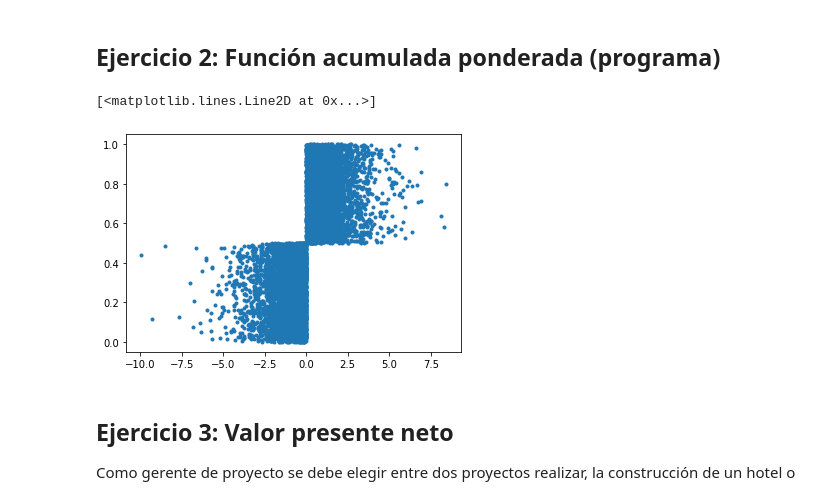
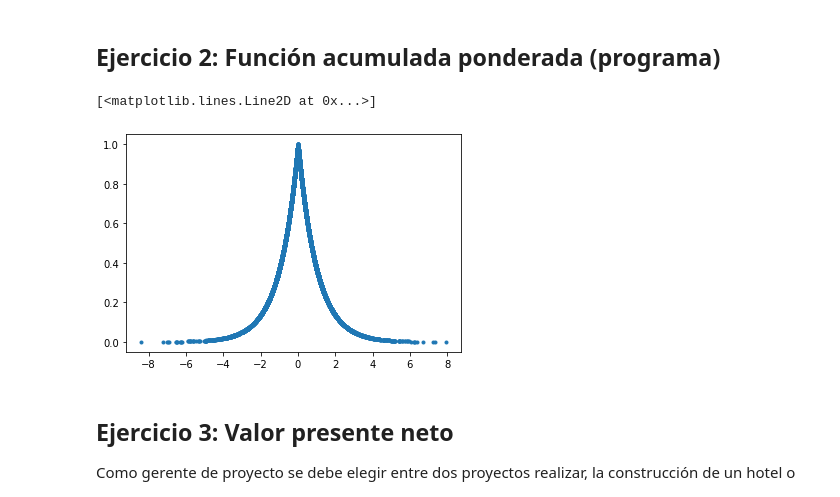
Before and after one commit to aju13171/Minis, a Jupyter notebook: Mini2.ipynb, the cells around one changed output. Drawn from its saved outputs; the diff is of its cells as text; code cells hidden in the pictures.

```diff
--- a/Mini2.ipynb
+++ b/Mini2.ipynb
@@ -82,6 +82,6 @@ def FuncionAcumulada(n,p,F):
                 #print("")
 
                 X.append(F[j].subs(U,U2[i]))
-                Y.append(U1[i])
+                Y.append(U2[i])
                 break
     return X,Y
@@ -90,15 +88,15 @@ def histograma(X):
 # %%
 
-n = 1000
+n = 10000
 p = [0.5,0.5]
 F = ["ln(U)","-ln(U)"]
 X,Y = FuncionAcumulada(n,p,F)
 #print(Y)
 #print(X)
 plt.plot(X,Y,'.')
 # %% [output]
 [<matplotlib.lines.Line2D at 0x...>]
-[figure, old version]
+[figure, new version]
 # %% [markdown]
 ## Ejercicio 3: Valor presente neto
 
```
Also changed, not shown: parts of 2 cells of this notebook.
